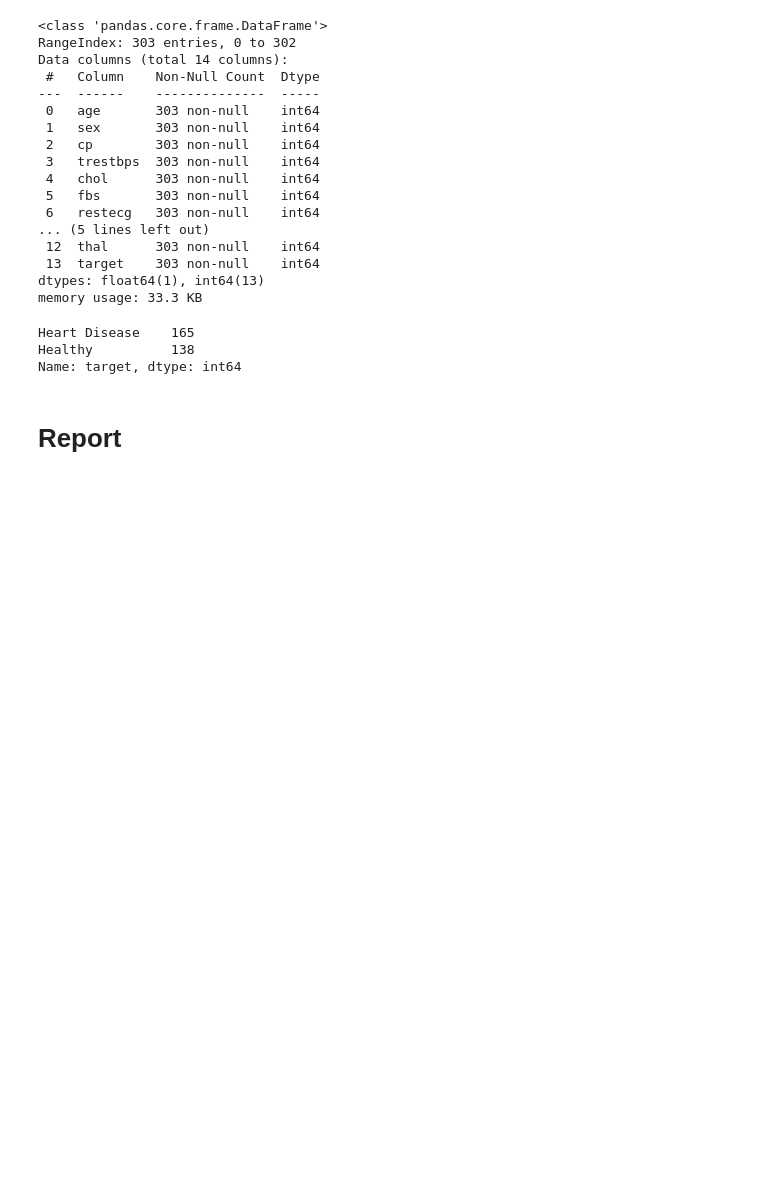
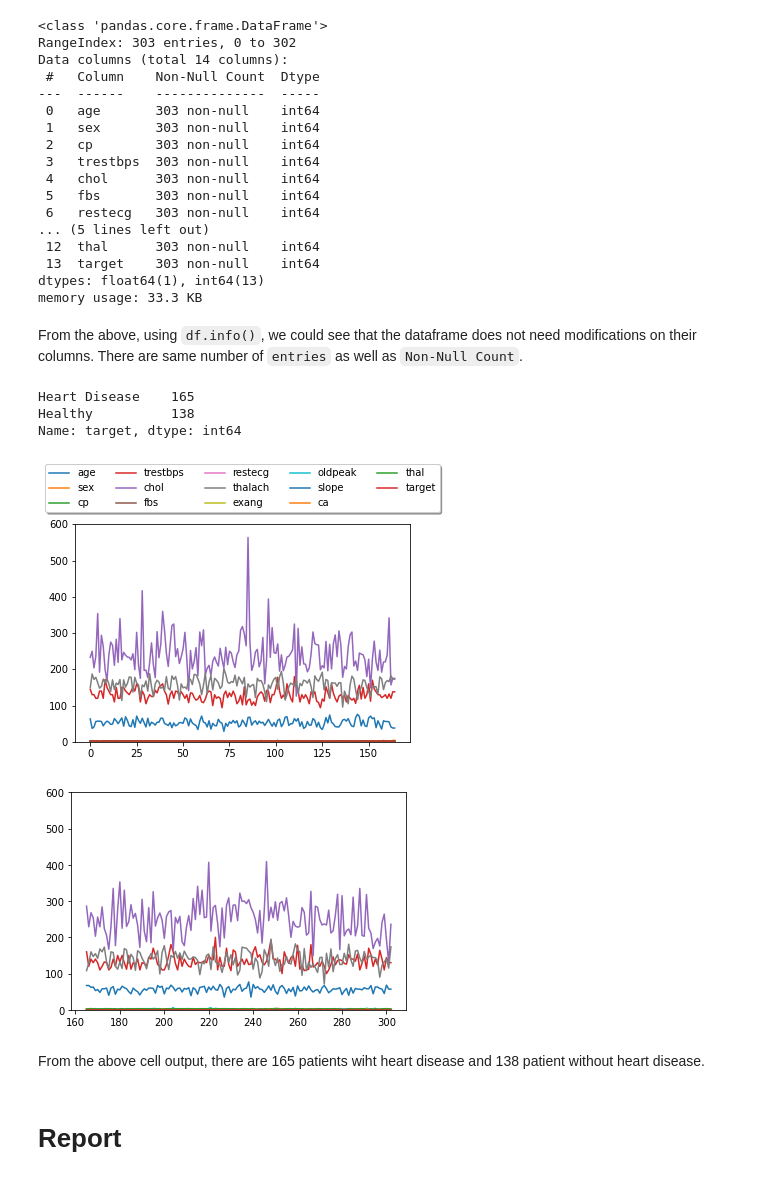
Before and after one commit to jonleesy/F21DLHeartDiseaseClassification, a Jupyter notebook: Model/HeartDisease.ipynb, the cells around one changed output. Cells and saved outputs as stored; diff of their text form; code cells hidden in the pictures; blank space fills up the shorter version.

```diff
--- a/Model/HeartDisease.ipynb
+++ b/Model/HeartDisease.ipynb
@@ -53,15 +53,33 @@ Data columns (total 14 columns):
  13  target    303 non-null    int64
 dtypes: float64(1), int64(13)
 memory usage: 33.3 KB
-# %%
-target_names = ['Heart Disease', 'Healthy']
-df_series = df['target'].value_counts()
-df_series.index = target_names
-df_series
-# %% [output]
-Heart Disease    165
-Healthy          138
-Name: target, dtype: int64
+# %% [markdown]
+From the above, using `df.info()`, we could see that the dataframe does not need modifications on their columns. There are same number of `entries` as well as `Non-Null Count`.
+# %%
+%matplotlib inline
+import matplotlib as mpl
+import matplotlib.pyplot as plt
+
+target_names = ['Heart Disease', 'Healthy']
+df_series = df['target'].value_counts()
+df_series.index = target_names
+print(df_series)
+plt.plot(df[df["target"]==1])
+plt.ylim([0,600])
+plt.legend(df, loc='upper center', bbox_to_anchor=(0.5, 1.3),
+          ncol=5, fancybox=True, shadow=True)
+plt.show()
+plt.plot(df[df["target"]==0])
+plt.ylim([0,600])
+plt.show()
+# %% [output]
+Heart Disease    165
+Healthy          138
+Name: target, dtype: int64
+[figure, added]
+[figure, added]
+# %% [markdown]
+From the above cell output, there are 165 patients wiht heart disease and 138 patient without heart disease.
 # %% [markdown]
 # __Report__
 # %%
```
Also changed, not shown: parts of 4 cells of this notebook.
